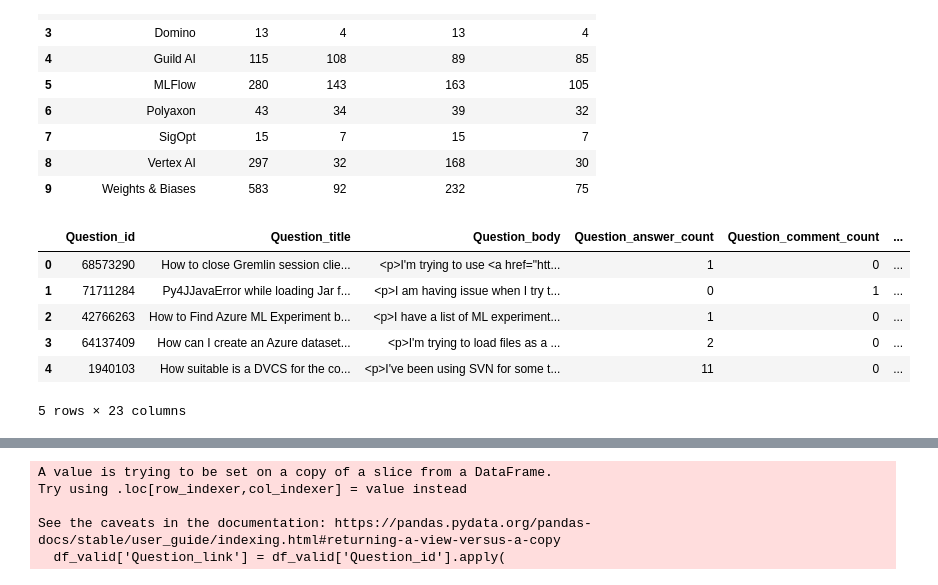
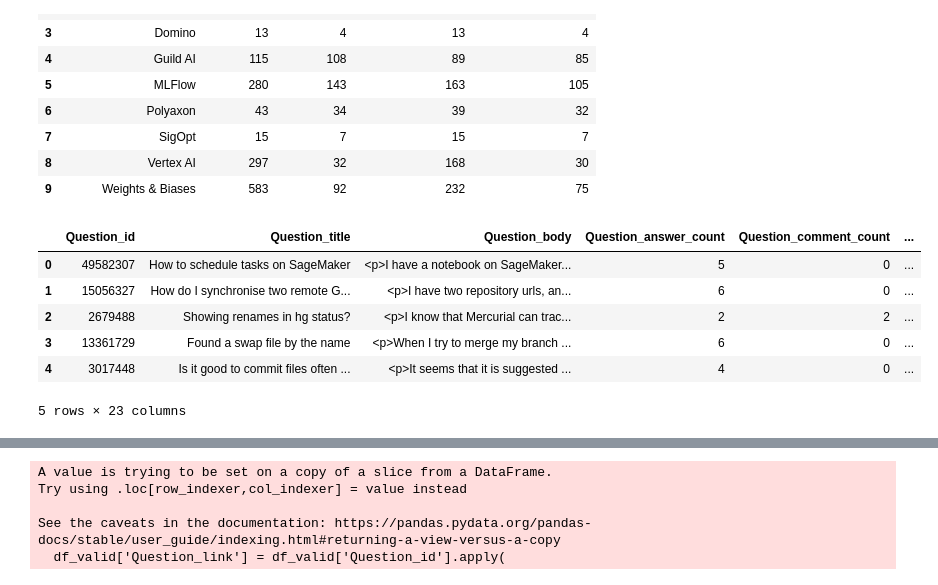
Before and after one commit to zhimin-z/QA-Asset-Management, a Jupyter notebook: Code/All.ipynb, the cells around one changed output, grey strips where cells are left out. Cells and saved outputs as stored; diff of their text form; code cells hidden in the pictures.

```diff
--- a/Code/All.ipynb
+++ b/Code/All.ipynb
@@ -307,15 +308,15 @@ df_answer_samples.loc[lambda x: ~x['Tool'].isin(ignore_tools)].to_json(
     os.path.join(path_to_sampled, 'lean_answers.json'), indent=4, orient='records')
 # %%
 df = pd.read_json(os.path.join(
-    path_so_raw, 'bq-results-20221222-171427-1671729301167.json'), lines=True)
+    path_so_raw, 'bq-results-20230113-020138-1673575334934.json'), lines=True)
 df.head()
 # %% [output]
 |  | Question_id | Question_title | Question_body | Question_answer_count | Question_comment_count | ... |
-| 0 | 68573290 | How to close Gremlin session clie... | <p>I'm trying to use <a href="htt... | 1 | 0 | ... |
-| 1 | 71711284 | Py4JJavaError while loading Jar f... | <p>I am having issue when I try t... | 0 | 1 | ... |
-| 2 | 42766263 | How to Find Azure ML Experiment b... | <p>I have a list of ML experiment... | 1 | 0 | ... |
-| 3 | 64137409 | How can I create an Azure dataset... | <p>I'm trying to load files as a ... | 2 | 0 | ... |
-| 4 | 1940103 | How suitable is a DVCS for the co... | <p>I've been using SVN for some t... | 11 | 0 | ... |
+| 0 | 49582307 | How to schedule tasks on SageMaker | <p>I have a notebook on SageMaker... | 5 | 0 | ... |
+| 1 | 15056327 | How do I synchronise two remote G... | <p>I have two repository urls, an... | 6 | 0 | ... |
+| 2 | 2679488 | Showing renames in hg status? | <p>I know that Mercurial can trac... | 2 | 2 | ... |
+| 3 | 13361729 | Found a swap file by the name | <p>When I try to merge my branch ... | 6 | 0 | ... |
+| 4 | 3017448 | Is it good to commit files often ... | <p>It seems that it is suggested ... | 4 | 0 | ... |
 5 rows × 23 columns
 # %%
 # create tag collection
```
Also changed, not shown: parts of 8 cells of this notebook, 9 other files.
